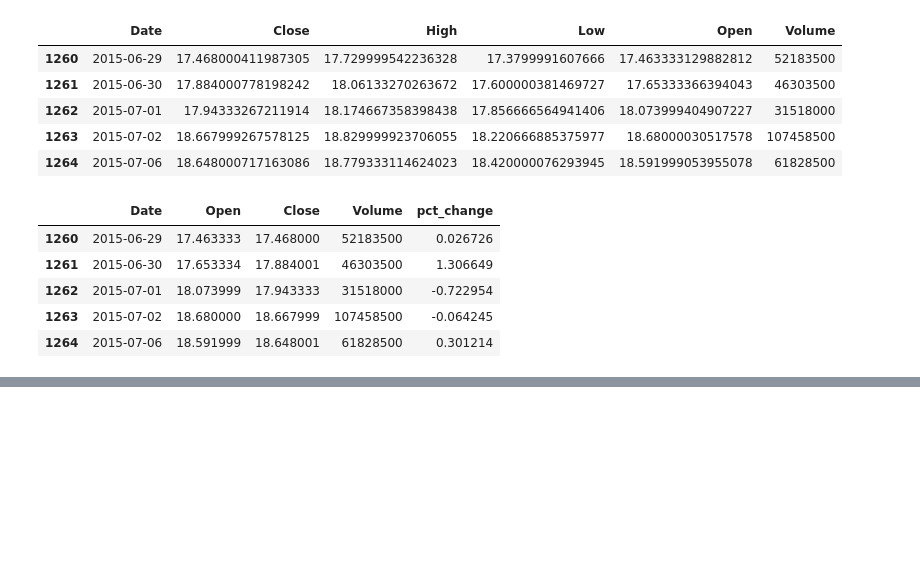
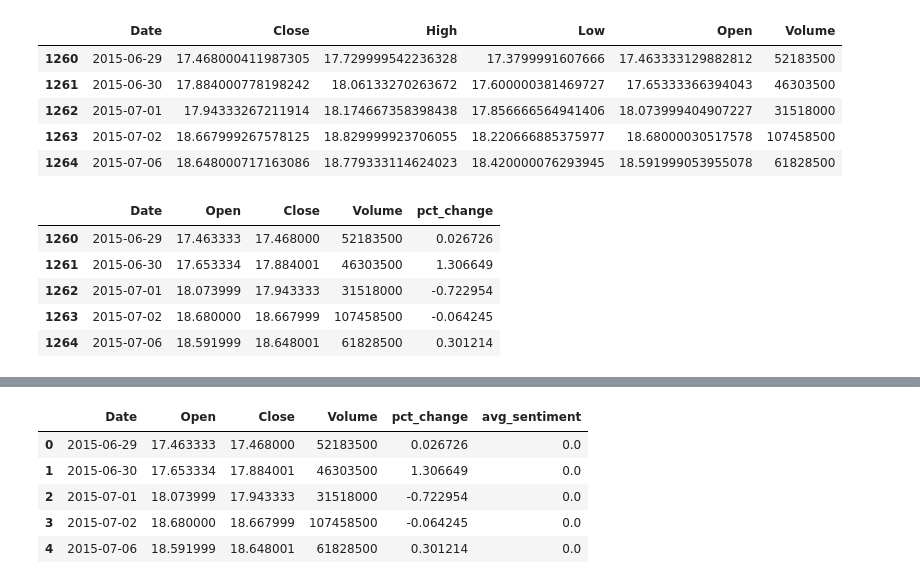
Before and after one commit to AliBedrosian/group-03-capstone_project, a Jupyter notebook: notebooks/seven-group 3 capstone cleaning.ipynb, the cells around one changed output, grey strips where cells are left out. Drawn from its saved outputs; the diff is of its cells as text; code cells hidden in the pictures; blank space fills up the shorter version.

Commit message:
updated notebook and adding cleaned data to resources

```diff
--- a/notebooks/seven-group 3 capstone cleaning.ipynb
+++ b/notebooks/seven-group 3 capstone cleaning.ipynb
@@ -30,7 +30,7 @@ sns.set(style="whitegrid")
 [nltk_data]     C:\Users\seven\AppData\Roaming\nltk_data...
 [nltk_data]   Package vader_lexicon is already up-to-date!
 # %%
-stocks_df = pd.read_csv("resources/tesla_stock_data_2000_2025.csv")
+stocks_df = pd.read_csv("../resources/tesla_stock_data_2000_2025.csv")
 stocks_df.head()
 # %% [output]
 |  | Price | Close | High | Low | Open | Volume |
@@ -56,7 +56,7 @@ Data columns (total 6 columns):
 dtypes: object(6)
 memory usage: 173.3+ KB
 # %%
-tweets_df = pd.read_csv("resources/musk_quote_tweets.csv")
+tweets_df = pd.read_csv("../resources/musk_quote_tweets.csv")
 tweets_df.head()
 # %% [output]
 |  | orig_tweet_id | orig_tweet_created_at | orig_tweet_text | orig_tweet_url | orig_tweet_twitter_url | ... |
@@ -252,0 +183,16 @@ tweets_df[['clean_text', 'sentiment']].head()
+# %%
+from transformers import AutoTokenizer, AutoModelForSequenceClassification, pipeline
+import torch
+
+# Load model & tokenizer (Twitter-specific)
+model_name = "cardiffnlp/twitter-roberta-base-sentiment"
+tokenizer = AutoTokenizer.from_pretrained(model_name)
+model = AutoModelForSequenceClassification.from_pretrained(model_name)
+
+# Create inference pipeline
+hf_pipeline = pipeline("sentiment-analysis", model=model, tokenizer=tokenizer)
+
+# Apply to a sample (slow for full set, so test small batch first)
+tweets_df['hf_sentiment'] = tweets_df['clean_text'].apply(
+    lambda x: hf_pipeline(x)[0]['label'] if x.strip() else 'NEUTRAL'
+)
@@ -252,0 +207,8 @@ tweets_df[['clean_text', 'sentiment']].head()
+# %%
+# Average daily sentiment from tweets
+daily_sentiment = tweets_df.groupby(tweets_df['musk_quote_created_at'].dt.date)['sentiment'].mean().reset_index()
+daily_sentiment.columns = ['Date', 'avg_sentiment']
+daily_sentiment['Date'] = pd.to_datetime(daily_sentiment['Date'])
+
+# Preview
+daily_sentiment.head()
@@ -252,0 +222,16 @@ tweets_df[['clean_text', 'sentiment']].head()
+# %%
+# Merge on Date
+merged_df = pd.merge(stocks_df, daily_sentiment, on='Date', how='left')
+
+# Fill missing sentiment with 0 (neutral sentiment assumption)
+merged_df['avg_sentiment'] = merged_df['avg_sentiment'].fillna(0)
+
+# Preview merged dataset
+merged_df.head()
+# %% [output]
+|  | Date | Open | Close | Volume | pct_change | avg_sentiment |
+| 0 | 2015-06-29 | 17.463333 | 17.468000 | 52183500 | 0.026726 | 0.0 |
+| 1 | 2015-06-30 | 17.653334 | 17.884001 | 46303500 | 1.306649 | 0.0 |
+| 2 | 2015-07-01 | 18.073999 | 17.943333 | 31518000 | -0.722954 | 0.0 |
+| 3 | 2015-07-02 | 18.680000 | 18.667999 | 107458500 | -0.064245 | 0.0 |
+| 4 | 2015-07-06 | 18.591999 | 18.648001 | 61828500 | 0.301214 | 0.0 |
```
Also changed, not shown: parts of 17 cells of this notebook.
